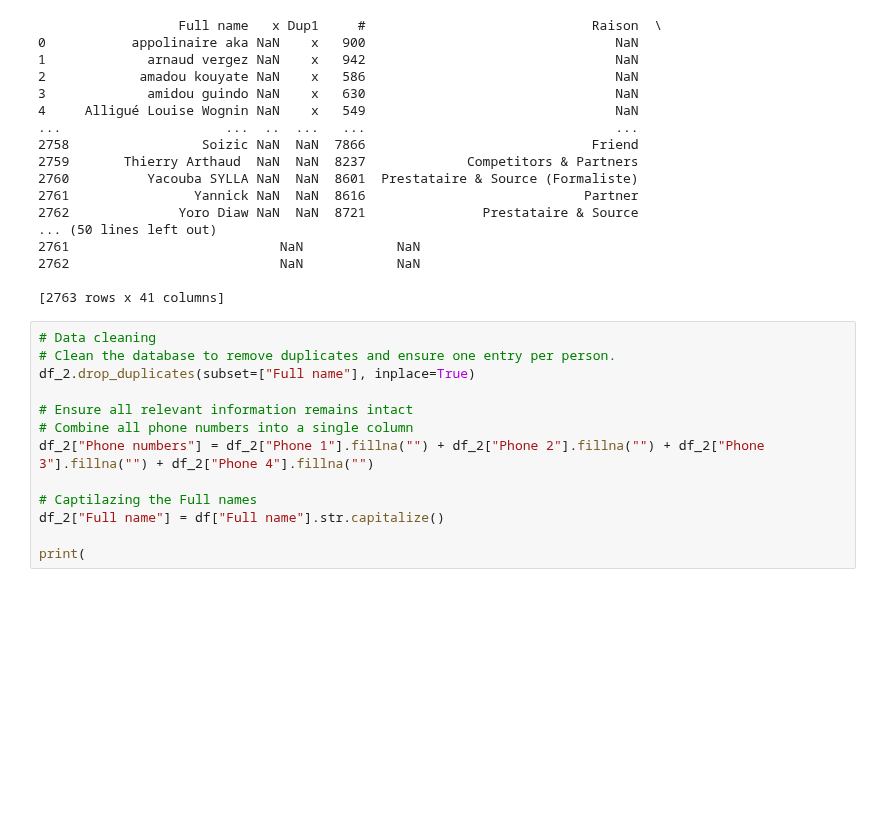
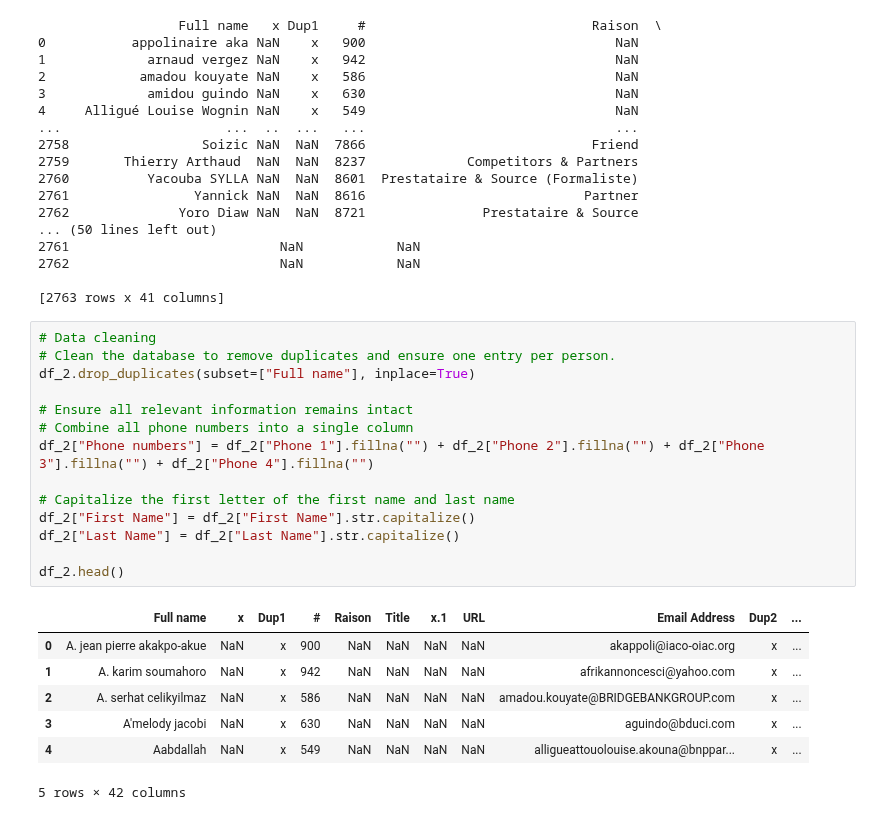
Before and after one commit to Kevinobote/Due-Diligence-Project, a Jupyter notebook: Data Analysis and Manipulation.ipynb, the cells around one changed output. Saved outputs shown, nothing was run; the diff lists cells and outputs as text; blank space fills up the shorter version.

```diff
--- a/Data Analysis and Manipulation.ipynb
+++ b/Data Analysis and Manipulation.ipynb
@@ -467,13 +467,22 @@ print(df_2)
 # %%
 # Data cleaning
 # Clean the database to remove duplicates and ensure one entry per person.
 df_2.drop_duplicates(subset=["Full name"], inplace=True)
 
 # Ensure all relevant information remains intact
 # Combine all phone numbers into a single column
 df_2["Phone numbers"] = df_2["Phone 1"].fillna("") + df_2["Phone 2"].fillna("") + df_2["Phone 3"].fillna("") + df_2["Phone 4"].fillna("")
 
-# Captilazing the Full names
-df_2["Full name"] = df["Full name"].str.capitalize()
+# Capitalize the first letter of the first name and last name
+df_2["First Name"] = df_2["First Name"].str.capitalize()
+df_2["Last Name"] = df_2["Last Name"].str.capitalize()
 
-print(
+df_2.head()
+# %% [output]
+|  | Full name | x | Dup1 | # | Raison | Title | x.1 | URL | Email Address | Dup2 | ... |
+| 0 | A. jean pierre akakpo-akue | NaN | x | 900 | NaN | NaN | NaN | NaN | akappoli@iaco-oiac.org | x | ... |
+| 1 | A. karim soumahoro | NaN | x | 942 | NaN | NaN | NaN | NaN | afrikannoncesci@yahoo.com | x | ... |
+| 2 | A. serhat celikyilmaz | NaN | x | 586 | NaN | NaN | NaN | NaN | amadou.kouyate@BRIDGEBANKGROUP.com | x | ... |
+| 3 | A'melody jacobi | NaN | x | 630 | NaN | NaN | NaN | NaN | aguindo@bduci.com | x | ... |
+| 4 | Aabdallah | NaN | x | 549 | NaN | NaN | NaN | NaN | alligueattouolouise.akouna@bnppar... | x | ... |
+5 rows × 42 columns
```
Also changed, not shown: parts of 8 cells of this notebook.
